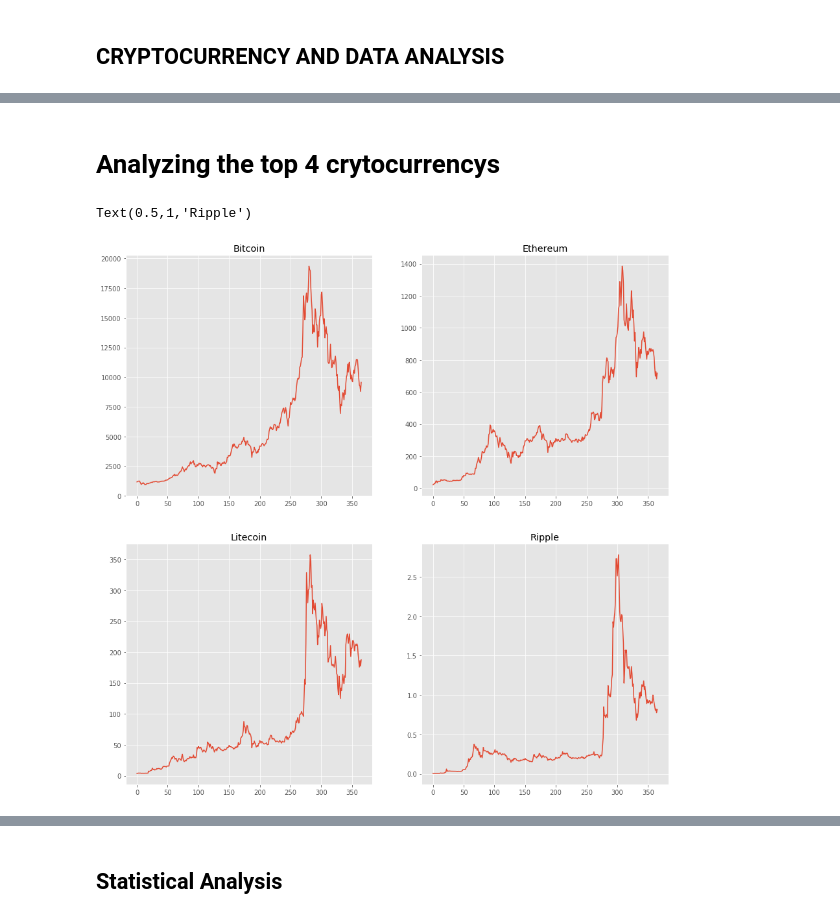
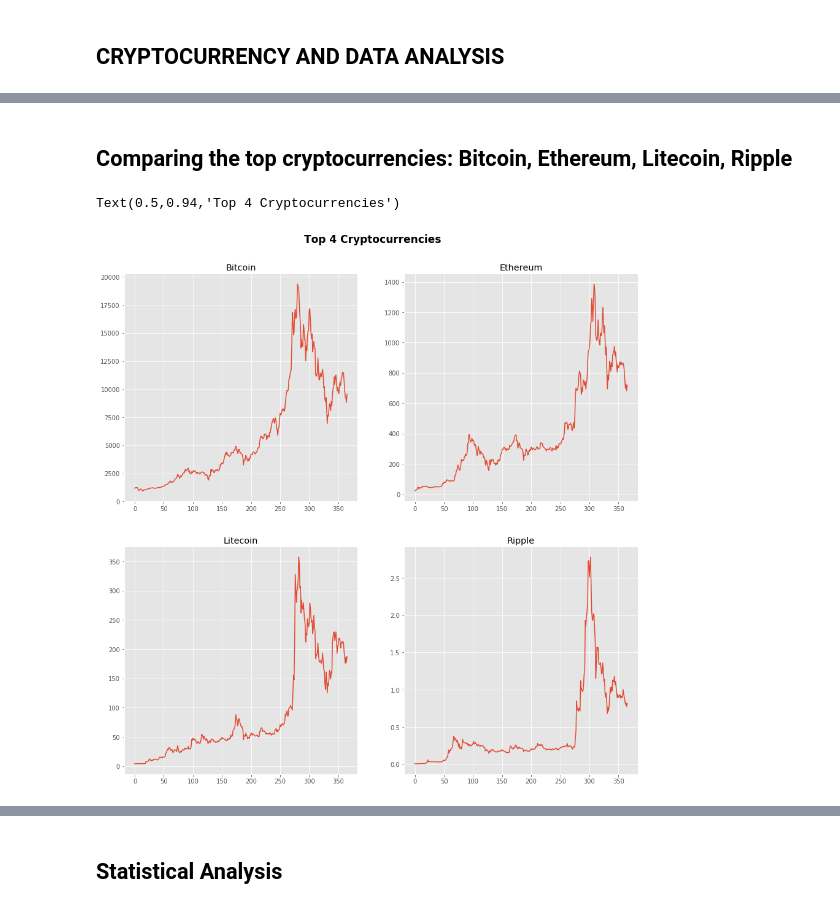
Before and after one commit to rickalarcon/Final_Project_Cryptocrruncy_Analysis, a Jupyter notebook: Final_Project_Crytocurrency.ipynb, the cells around one changed output, grey strips where cells are left out. Drawn from its saved outputs; the diff is of its cells as text; code cells hidden in the pictures.

```diff
--- a/Final_Project_Crytocurrency.ipynb
+++ b/Final_Project_Crytocurrency.ipynb
@@ -109,3 +125,3 @@ plt.show()
-# %% [markdown]
-# Analyzing the top 4 crytocurrencys
+# %% [markdown]
+## Comparing the top cryptocurrencies: Bitcoin, Ethereum, Litecoin, Ripple
 # %%
@@ -139,25 +156,28 @@ df_close_ripple= pd.DataFrame(df_Ripple['close'])
 # %%
 #df_close_bitcoin=  pd.DataFrame(df_bitcoin365days['close'])
 #df_close_ethereum= pd.DataFrame(df_Ethereum365['close'])
 #df_close_litecoin= pd.DataFrame(df_Litecoin365days[['close']])
 #df_close_ripple= pd.DataFrame(df_Ripple365days[['close']])
 f, axarr = plt.subplots(2, 2)
 f.set_figheight(15)
 f.set_figwidth(15)
 #plot.figure(figsize=(12,9))
 axarr[0, 0].plot(df_close_bitcoin)
 axarr[0, 0].set_title('Bitcoin')
 #axarr[0, 0].get_xaxis().set_visible(False)
 axarr[0, 1].plot(df_close_ethereum)
 axarr[0, 1].set_title('Ethereum')
 #axarr[0, 1].get_xaxis().set_visible(False)
 axarr[1, 0].plot(df_close_litecoin)
 axarr[1, 0].set_title('Litecoin')
 axarr[1, 1].plot(df_close_ripple)
 axarr[1, 1].set_title('Ripple')
+#f.suptitle('Cryptocurrency Boxplots', y=1.03, fontsize=17, weight='bold')
+
+plt.suptitle('Top 4 Cryptocurrencies',y=0.94,weight='bold',fontsize=17)
 
 #NOTE: if you want to hide the x-axis values then use:
 #ie.axarr[0, 0].get_xaxis().set_visible(False)
 # %% [output]
-Text(0.5,1,'Ripple')
+Text(0.5,0.94,'Top 4 Cryptocurrencies')
-[figure, old version]
+[figure, new version]
```
Also changed, not shown: parts of 56 cells of this notebook.
